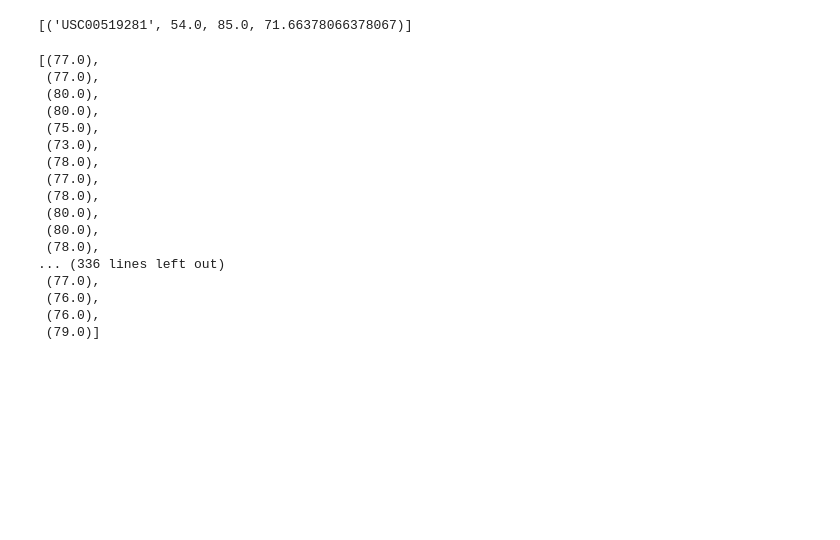
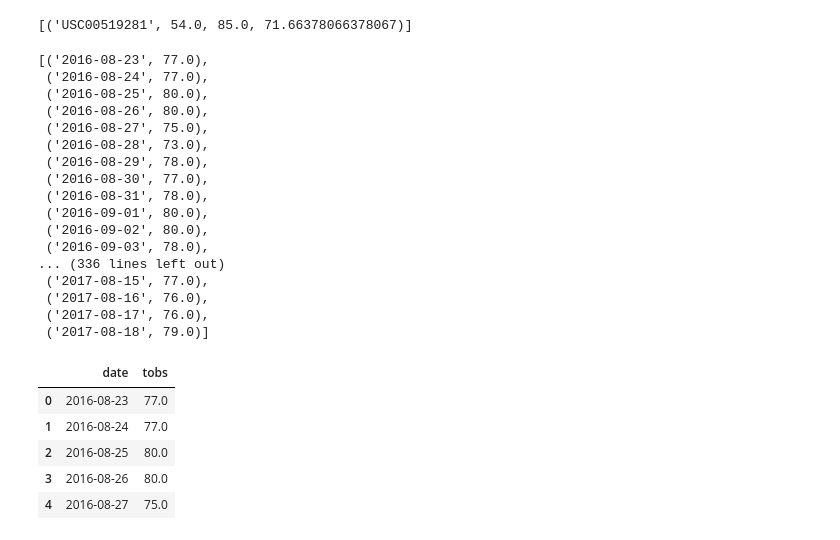
Before and after one commit to teeneewilliams/sqlalchemy-challenge, a Jupyter notebook: climate_starter.ipynb, the cells around one changed output. Cells and saved outputs as stored; diff of their text form; code cells hidden in the pictures; blank space fills up the shorter version.

```diff
--- a/climate_starter.ipynb
+++ b/climate_starter.ipynb
@@ -180,24 +180,36 @@ session.query(Measurement.station, func.min(Measurement.tobs), func.max(Measurem
 # %%
 # Choose the station with the highest number of temperature observations.
 # Query the last 12 months of temperature observation data for this station and plot the results as a histogram
-temp_data=session.query(Measurement.tobs).filter(Measurement.station==most_active).\
+temp_data=session.query(Measurement.date,Measurement.tobs).\
+    filter(Measurement.station==most_active).\
     filter(Measurement.date>=query_date).all()
 temp_data
 # %% [output]
-[(77.0),
- (77.0),
- (80.0),
- (80.0),
- (75.0),
- (73.0),
- (78.0),
- (77.0),
- (78.0),
- (80.0),
- (80.0),
- (78.0),
+[('2016-08-23', 77.0),
+ ('2016-08-24', 77.0),
+ ('2016-08-25', 80.0),
+ ('2016-08-26', 80.0),
+ ('2016-08-27', 75.0),
+ ('2016-08-28', 73.0),
+ ('2016-08-29', 78.0),
+ ('2016-08-30', 77.0),
+ ('2016-08-31', 78.0),
+ ('2016-09-01', 80.0),
+ ('2016-09-02', 80.0),
+ ('2016-09-03', 78.0),
 ... (336 lines left out)
- (77.0),
- (76.0),
- (76.0),
- (79.0)]
+ ('2017-08-15', 77.0),
+ ('2017-08-16', 76.0),
+ ('2017-08-17', 76.0),
+ ('2017-08-18', 79.0)]
+# %%
+# create the dataframe
+temp_df = pd.DataFrame(temp_data)
+temp_df.head()
+# %% [output]
+|  | date | tobs |
+| 0 | 2016-08-23 | 77.0 |
+| 1 | 2016-08-24 | 77.0 |
+| 2 | 2016-08-25 | 80.0 |
+| 3 | 2016-08-26 | 80.0 |
+| 4 | 2016-08-27 | 75.0 |
```
Also changed, not shown: parts of 1 cell of this notebook, 1 other file.
